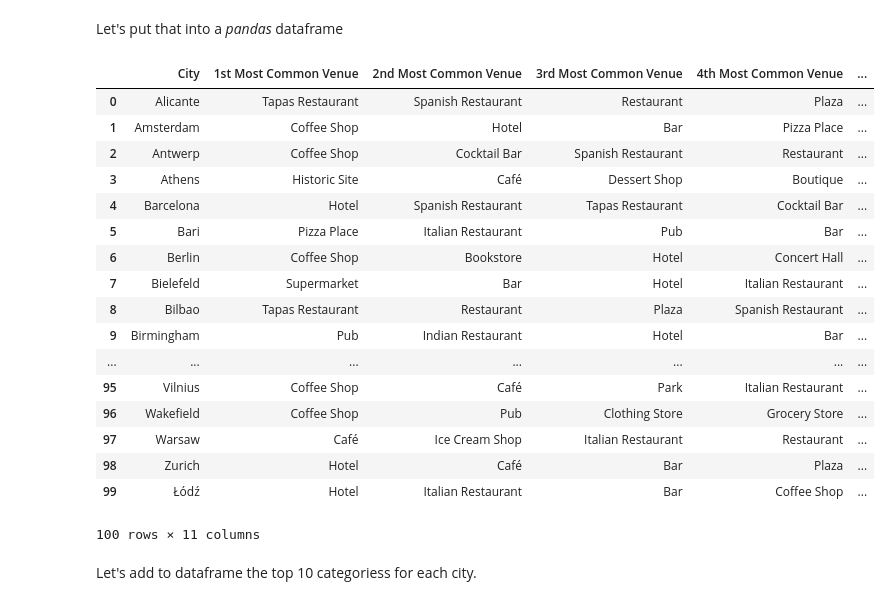
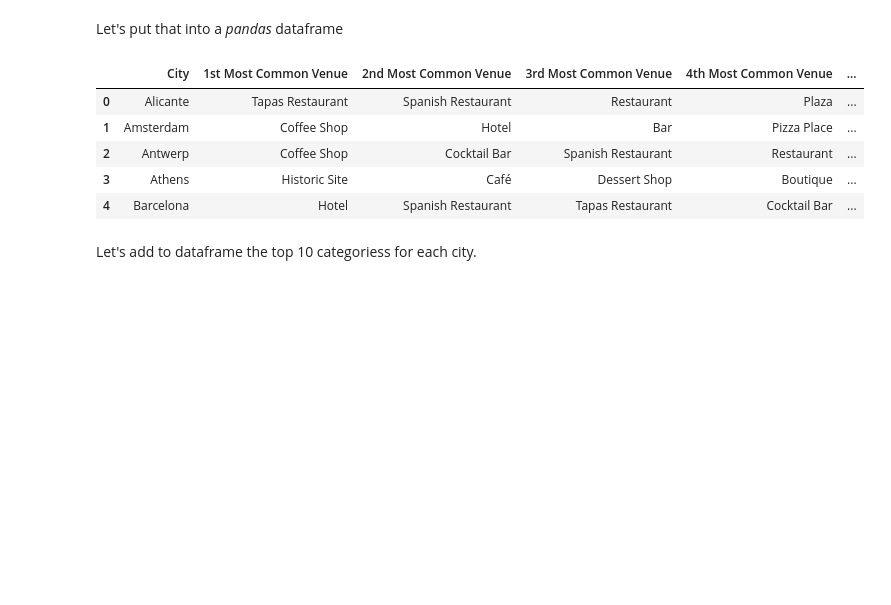
Before and after one commit to pospisilboh/Coursera_Capstone, a Jupyter notebook: Capstone Project Notebook-Small business expansion.ipynb, the cells around one changed output. Drawn from its saved outputs; the diff is of its cells as text; code cells hidden in the pictures; blank space fills up the shorter version.

```diff
--- a/Capstone Project Notebook-Small business expansion.ipynb
+++ b/Capstone Project Notebook-Small business expansion.ipynb
@@ -387,13 +387,3 @@ Looking good.
 Now that we have our location candidates, let's use Foursquare API to get info on popular categories. In each city via a venues of each city (top X venues that are in a city a radius of Y meters) find a top Z **categories** (from data source *Foursquare API*) that have been applied to the venues in a city.
 
 Foursquare credentials are defined in cell bellow.
-# %%
-# @hidden_cell
-# Define Foursquare Credentials and Version
-CLIENT_ID = '2CDSFGBULKG2KSWC5L0B11FLXBYDYQC4P2IFABCBUCPT1PGS' # your Foursquare ID
-CLIENT_SECRET = 'IIDKAGCY43HKTF55G05I232WCLJZUVYESWMK2JBGUYPEQUL5' # your Foursquare Secret
-VERSION = '20180605' # Foursquare API version
-
-#print('Your credentails:')
-#print('CLIENT_ID: ' + CLIENT_ID)
-#print('CLIENT_SECRET:' + CLIENT_SECRET)
@@ -589,44 +581,32 @@ def return_most_common_venues(row, num_top_venues):
 # %%
 #Now let's create the new dataframe and display the top 10 venues for each neighborhood.
 num_top_venues = 10
 
 indicators = ['st', 'nd', 'rd']
 
 # create columns according to number of top venues
 columns = ['City']
 for ind in np.arange(num_top_venues):
     try:
         columns.append('{}{} Most Common Venue'.format(ind+1, indicators[ind]))
     except:
         columns.append('{}th Most Common Venue'.format(ind+1))
 
 # create a new dataframe
 neighborhoods_venues_sorted = pd.DataFrame(columns=columns)
 neighborhoods_venues_sorted['City'] = europe_grouped['City']
 
 for ind in np.arange(europe_grouped.shape[0]):
     neighborhoods_venues_sorted.iloc[ind, 1:] = return_most_common_venues(europe_grouped.iloc[ind, :], num_top_venues)
 
-neighborhoods_venues_sorted.head(100)
+neighborhoods_venues_sorted.head()
 # %% [output]
 |  | City | 1st Most Common Venue | 2nd Most Common Venue | 3rd Most Common Venue | 4th Most Common Venue | ... |
 | 0 | Alicante | Tapas Restaurant | Spanish Restaurant | Restaurant | Plaza | ... |
 | 1 | Amsterdam | Coffee Shop | Hotel | Bar | Pizza Place | ... |
 | 2 | Antwerp | Coffee Shop | Cocktail Bar | Spanish Restaurant | Restaurant | ... |
 | 3 | Athens | Historic Site | Café | Dessert Shop | Boutique | ... |
 | 4 | Barcelona | Hotel | Spanish Restaurant | Tapas Restaurant | Cocktail Bar | ... |
-| 5 | Bari | Pizza Place | Italian Restaurant | Pub | Bar | ... |
-| 6 | Berlin | Coffee Shop | Bookstore | Hotel | Concert Hall | ... |
-| 7 | Bielefeld | Supermarket | Bar | Hotel | Italian Restaurant | ... |
-| 8 | Bilbao | Tapas Restaurant | Restaurant | Plaza | Spanish Restaurant | ... |
-| 9 | Birmingham | Pub | Indian Restaurant | Hotel | Bar | ... |
-| ... | ... | ... | ... | ... | ... | ... |
-| 95 | Vilnius | Coffee Shop | Café | Park | Italian Restaurant | ... |
-| 96 | Wakefield | Coffee Shop | Pub | Clothing Store | Grocery Store | ... |
-| 97 | Warsaw | Café | Ice Cream Shop | Italian Restaurant | Restaurant | ... |
-| 98 | Zurich | Hotel | Café | Bar | Plaza | ... |
-| 99 | Łódź | Hotel | Italian Restaurant | Bar | Coffee Shop | ... |
-100 rows × 11 columns
 # %% [markdown]
 Let's add to dataframe the top 10 categoriess for each city.
 # %%
```
Also changed, not shown: parts of 5 cells of this notebook.
